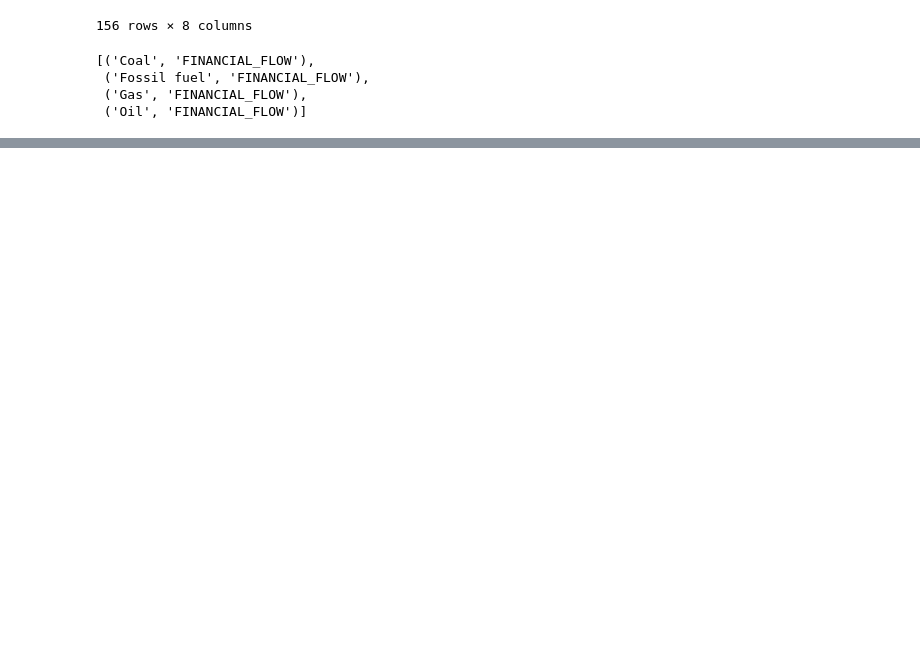
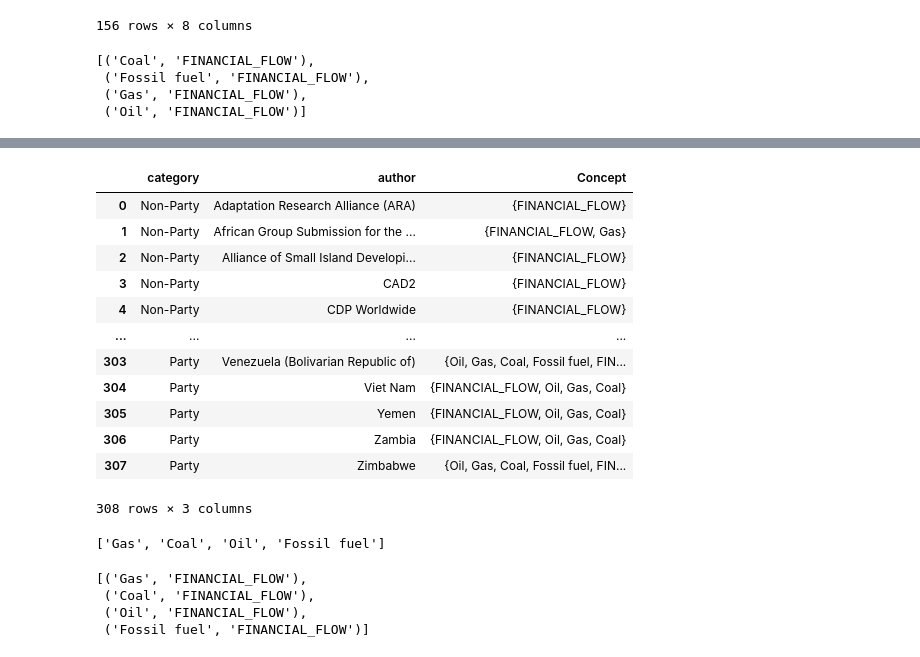
Before and after one commit to climatepolicyradar/global-stocktake, a Jupyter notebook: notebooks/co-occurrence-report.ipynb, the cells around one changed output, grey strips where cells are left out. Saved outputs shown, nothing was run; the diff lists cells and outputs as text; code cells hidden in the pictures; blank space fills up the shorter version.

```diff
--- a/notebooks/co-occurrence-report.ipynb
+++ b/notebooks/co-occurrence-report.ipynb
@@ -385,0 +333,3 @@ for conc in concepts:
+# %%
+df_concepts_combined.head().drop(columns="geometry").head().to_clipboard()
+df=df_concepts_combined.copy()
@@ -385,0 +391,25 @@ for conc in concepts:
+# %%
+import pandas as pd
+from itertools import combinations
+
+# Assuming your DataFrame is named "df"
+# and the three columns of interest are "author", "Concept", and "category"
+
+# Group by category, concept, and author to count unique authors
+grouped = df.groupby(['category', 'author'])['Concept'].apply(set).reset_index()
+# %%
+grouped
+# %% [output]
+|  | category | author | Concept |
+| 0 | Non-Party | Adaptation Research Alliance (ARA) | {FINANCIAL_FLOW} |
+| 1 | Non-Party | African Group Submission for the ... | {FINANCIAL_FLOW, Gas} |
+| 2 | Non-Party | Alliance of Small Island Developi... | {FINANCIAL_FLOW} |
+| 3 | Non-Party | CAD2 | {FINANCIAL_FLOW} |
+| 4 | Non-Party | CDP Worldwide | {FINANCIAL_FLOW} |
+| ... | ... | ... | ... |
+| 303 | Party | Venezuela (Bolivarian Republic of) | {Oil, Gas, Coal, Fossil fuel, FIN... |
+| 304 | Party | Viet Nam | {FINANCIAL_FLOW, Oil, Gas, Coal} |
+| 305 | Party | Yemen | {FINANCIAL_FLOW, Oil, Gas, Coal} |
+| 306 | Party | Zambia | {FINANCIAL_FLOW, Oil, Gas, Coal} |
+| 307 | Party | Zimbabwe | {Oil, Gas, Coal, Fossil fuel, FIN... |
+308 rows × 3 columns
@@ -385,0 +425,12 @@ for conc in concepts:
+# %%
+concepts_group_1
+# %% [output]
+['Gas', 'Coal', 'Oil', 'Fossil fuel']
+# %%
+# all combinations of 2 concepts with one from each group
+concept_pairs = [(a, b) for a in concepts_group_1 for b in concepts_group_2]
+# %% [output]
+[('Gas', 'FINANCIAL_FLOW'),
+ ('Coal', 'FINANCIAL_FLOW'),
+ ('Oil', 'FINANCIAL_FLOW'),
+ ('Fossil fuel', 'FINANCIAL_FLOW')]
```
Also changed, not shown: parts of 48 cells of this notebook, 2 other files.
